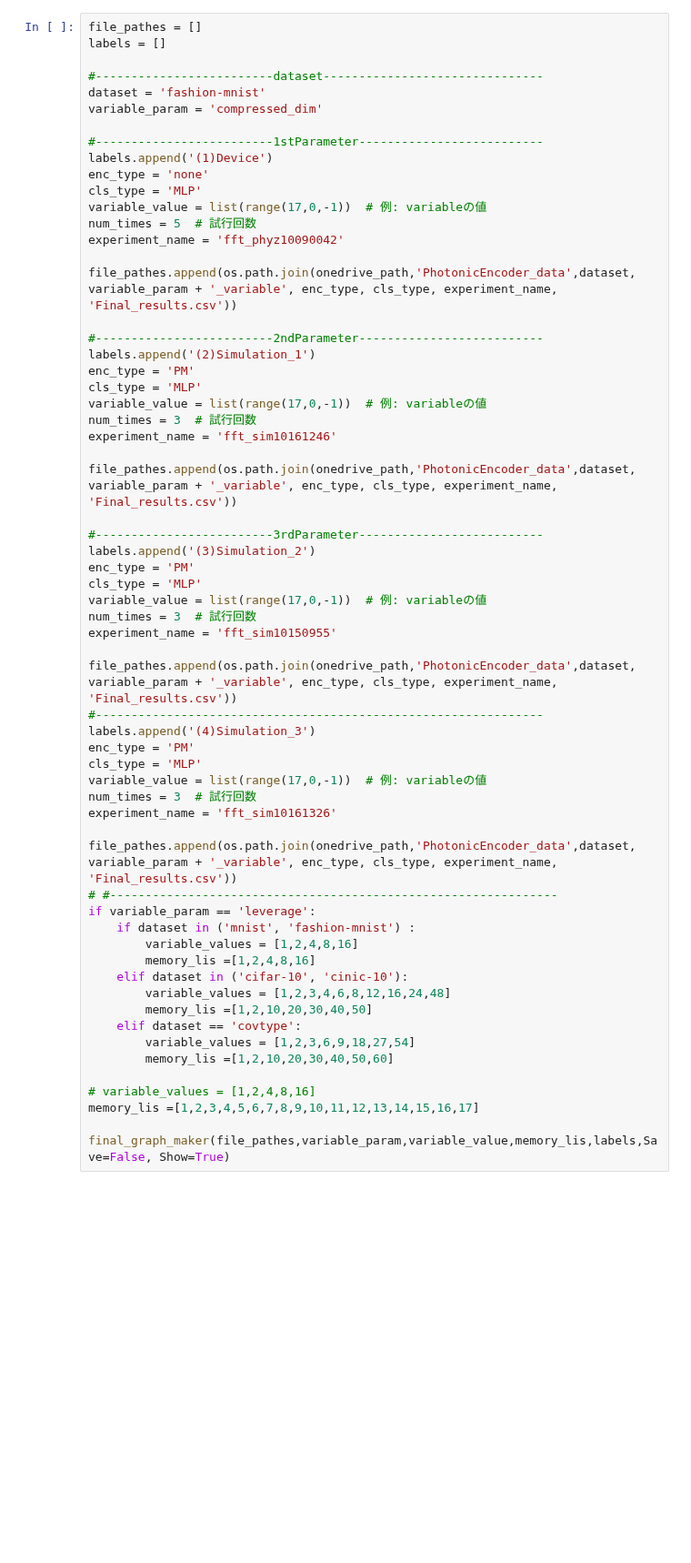
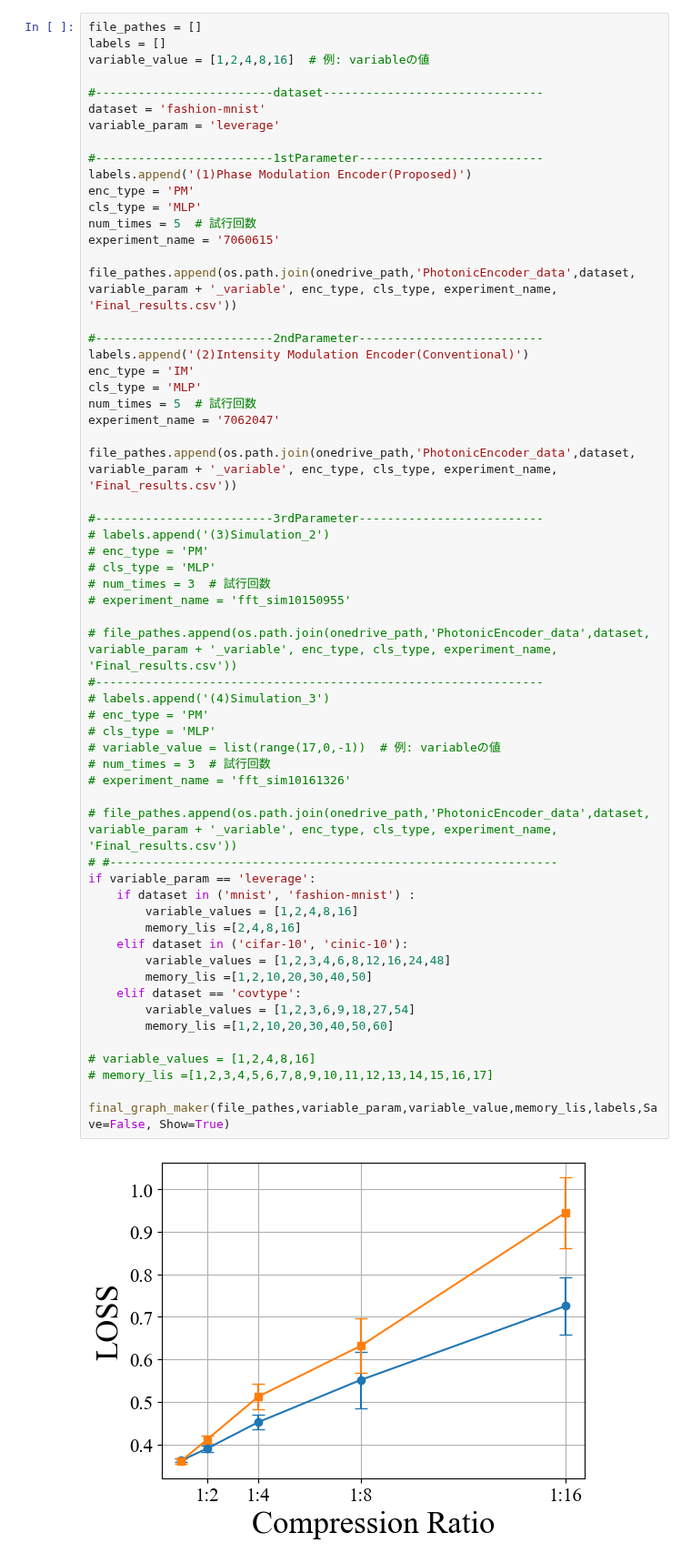
Before and after one commit to Ryuichi-K-create/PhotonicEncoder_public, a Jupyter notebook: Runner/evaluate_note/test_graph.ipynb, the cells around one changed output. Shown at 91% size. Drawn from its saved outputs; the diff is of its cells as text; blank space fills up the shorter version.

Commit message:
parameter_m

```diff
--- a/Runner/evaluate_note/test_graph.ipynb
+++ b/Runner/evaluate_note/test_graph.ipynb
@@ -88,62 +24,62 @@ epoch_graph_maker(file_pathes,variable_param,variable_value,memory_lis,labels,Sa
 # %%
 file_pathes = []
 labels = []
+variable_value = [1,2,4,8,16]  # 例: variableの値
 
 #-------------------------dataset-------------------------------
 dataset = 'fashion-mnist'
-variable_param = 'compressed_dim'
+variable_param = 'leverage'
 
 #-------------------------1stParameter--------------------------
-labels.append('(1)Device')
-enc_type = 'none'
+labels.append('(1)Phase Modulation Encoder(Proposed)')
+enc_type = 'PM'
 cls_type = 'MLP'
-variable_value = list(range(17,0,-1))  # 例: variableの値
 num_times = 5  # 試行回数
-experiment_name = 'fft_phyz10090042'
+experiment_name = '7060615'
 
 file_pathes.append(os.path.join(onedrive_path,'PhotonicEncoder_data',dataset, variable_param + '_variable', enc_type, cls_type, experiment_name, 'Final_results.csv'))
 
 #-------------------------2ndParameter--------------------------
-labels.append('(2)Simulation_1')
-enc_type = 'PM'
+labels.append('(2)Intensity Modulation Encoder(Conventional)')
+enc_type = 'IM'
 cls_type = 'MLP'
-variable_value = list(range(17,0,-1))  # 例: variableの値
-num_times = 3  # 試行回数
-experiment_name = 'fft_sim10161246'
+num_times = 5  # 試行回数
+experiment_name = '7062047'
 
 file_pathes.append(os.path.join(onedrive_path,'PhotonicEncoder_data',dataset, variable_param + '_variable', enc_type, cls_type, experiment_name, 'Final_results.csv'))
 
 #-------------------------3rdParameter--------------------------
-labels.append('(3)Simulation_2')
-enc_type = 'PM'
-cls_type = 'MLP'
-variable_value = list(range(17,0,-1))  # 例: variableの値
-num_times = 3  # 試行回数
-experiment_name = 'fft_sim10150955'
+# labels.append('(3)Simulation_2')
+# enc_type = 'PM'
+# cls_type = 'MLP'
+# num_times = 3  # 試行回数
+# experiment_name = 'fft_sim10150955'
 
-file_pathes.append(os.path.join(onedrive_path,'PhotonicEncoder_data',dataset, variable_param + '_variable', enc_type, cls_type, experiment_name, 'Final_results.csv'))
+# file_pathes.append(os.path.join(onedrive_path,'PhotonicEncoder_data',dataset, variable_param + '_variable', enc_type, cls_type, experiment_name, 'Final_results.csv'))
 #---------------------------------------------------------------
-labels.append('(4)Simulation_3')
-enc_type = 'PM'
-cls_type = 'MLP'
-variable_value = list(range(17,0,-1))  # 例: variableの値
-num_times = 3  # 試行回数
-experiment_name = 'fft_sim10161326'
+# labels.append('(4)Simulation_3')
+# enc_type = 'PM'
+# cls_type = 'MLP'
+# variable_value = list(range(17,0,-1))  # 例: variableの値
+# num_times = 3  # 試行回数
+# experiment_name = 'fft_sim10161326'
 
-file_pathes.append(os.path.join(onedrive_path,'PhotonicEncoder_data',dataset, variable_param + '_variable', enc_type, cls_type, experiment_name, 'Final_results.csv'))
+# file_pathes.append(os.path.join(onedrive_path,'PhotonicEncoder_data',dataset, variable_param + '_variable', enc_type, cls_type, experiment_name, 'Final_results.csv'))
 # #---------------------------------------------------------------
 if variable_param == 'leverage':
     if dataset in ('mnist', 'fashion-mnist') :
         variable_values = [1,2,4,8,16]
-        memory_lis =[1,2,4,8,16]
+        memory_lis =[2,4,8,16]
     elif dataset in ('cifar-10', 'cinic-10'):
         variable_values = [1,2,3,4,6,8,12,16,24,48]
         memory_lis =[1,2,10,20,30,40,50]
     elif dataset == 'covtype':
         variable_values = [1,2,3,6,9,18,27,54]
         memory_lis =[1,2,10,20,30,40,50,60]
 
 # variable_values = [1,2,4,8,16]
-memory_lis =[1,2,3,4,5,6,7,8,9,10,11,12,13,14,15,16,17]
+# memory_lis =[1,2,3,4,5,6,7,8,9,10,11,12,13,14,15,16,17]
 
 final_graph_maker(file_pathes,variable_param,variable_value,memory_lis,labels,Save=False, Show=True)
+# %% [output]
+[figure, added]
```
Also changed, not shown: parts of 6 cells of this notebook, 2 other files.
